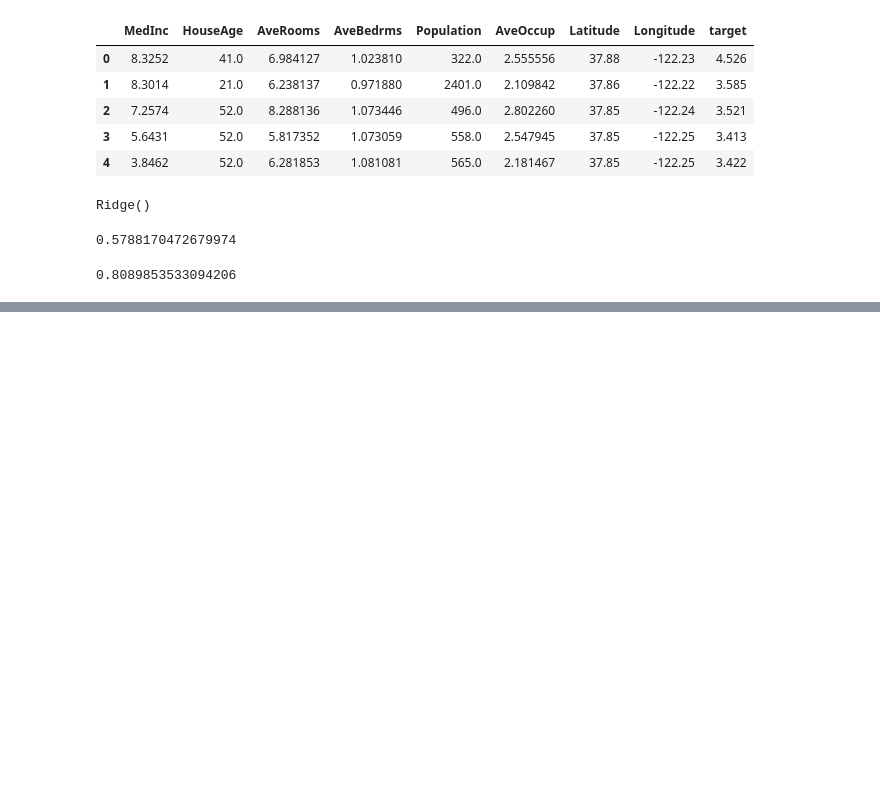
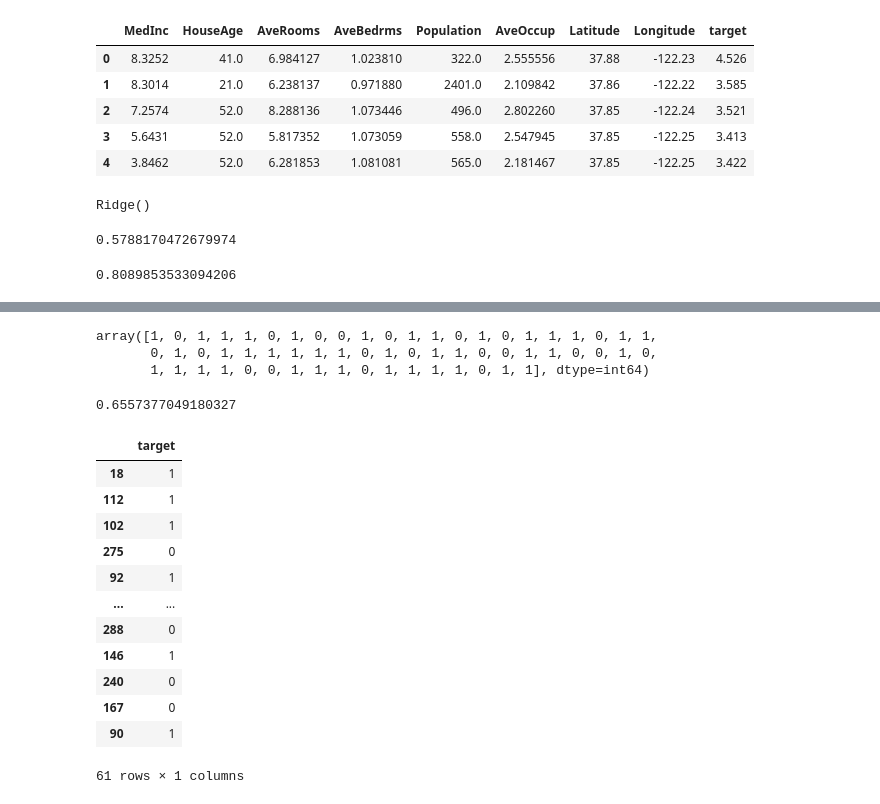
Before and after one commit to AhmadHassancs/Python_ML_Practice, a Jupyter notebook: Scikit-Learn End to End.ipynb, the cells around one changed output, grey strips where cells are left out. Drawn from its saved outputs; the diff is of its cells as text; code cells hidden in the pictures; blank space fills up the shorter version.

```diff
--- a/Scikit-Learn End to End.ipynb
+++ b/Scikit-Learn End to End.ipynb
@@ -387,0 +458,27 @@ model.score(x_test, y_test)
+# %%
+preds = model.predict(x_test)
+preds
+# %% [output]
+array([1, 0, 1, 1, 1, 0, 1, 0, 0, 1, 0, 1, 1, 0, 1, 0, 1, 1, 1, 0, 1, 1,
+       0, 1, 0, 1, 1, 1, 1, 1, 1, 0, 1, 0, 1, 1, 0, 0, 1, 1, 0, 0, 1, 0,
+       1, 1, 1, 1, 0, 0, 1, 1, 1, 0, 1, 1, 1, 1, 0, 1, 1], dtype=int64)
+# %%
+np.mean(preds == y_test)
+# %% [output]
+0.6557377049180327
+# %%
+pd.DataFrame(y_test)
+# %% [output]
+|  | target |
+| 18 | 1 |
+| 112 | 1 |
+| 102 | 1 |
+| 275 | 0 |
+| 92 | 1 |
+| ... | ... |
+| 288 | 0 |
+| 146 | 1 |
+| 240 | 0 |
+| 167 | 0 |
+| 90 | 1 |
+61 rows × 1 columns
```
Also changed, not shown: parts of 16 cells of this notebook.
